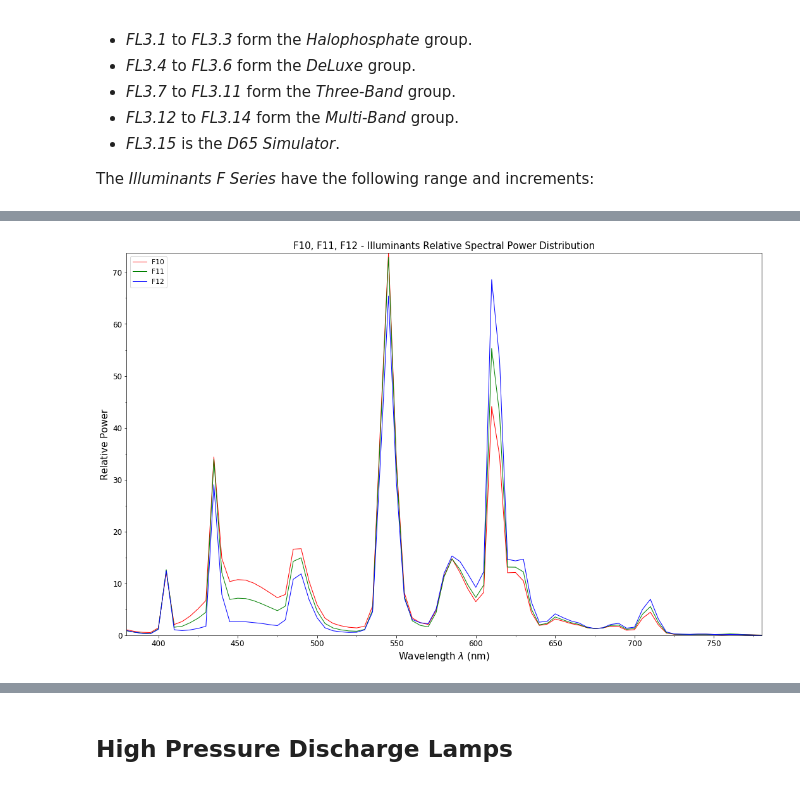
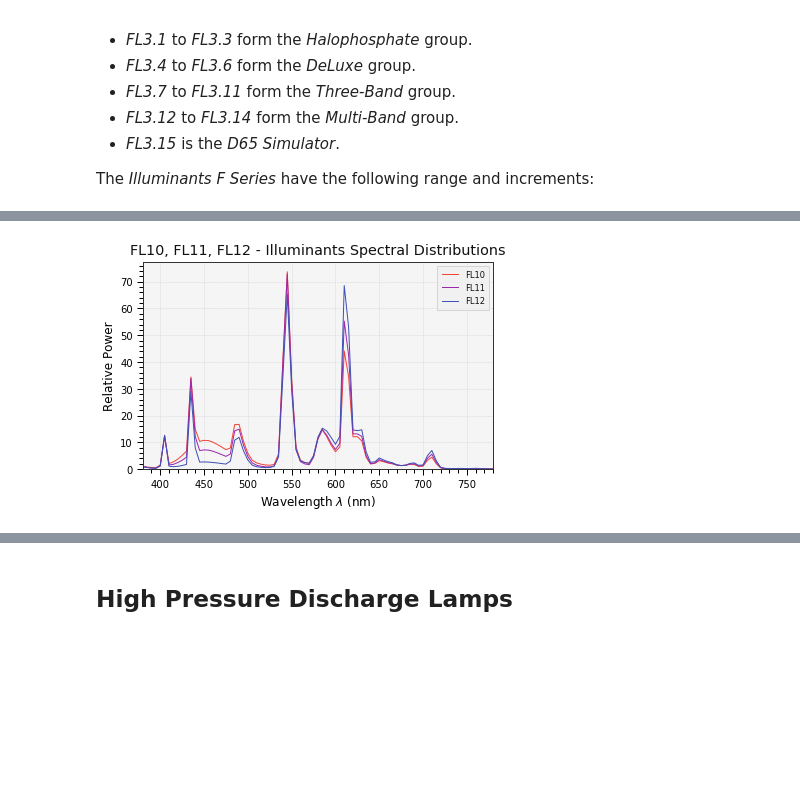
Before and after one commit to colour-science/colour-notebooks, a Jupyter notebook: notebooks/colorimetry/illuminants.ipynb, the cells around one changed output, grey strips where cells are left out. Cells and saved outputs as stored; diff of their text form; code cells hidden in the pictures; blank space fills up the shorter version.

```diff
--- a/notebooks/colorimetry/illuminants.ipynb
+++ b/notebooks/colorimetry/illuminants.ipynb
@@ -232,7 +231,7 @@ multi_illuminants_relative_spd_plot(['F7', 'F8', 'F9'])
 # %%
 # Plotting the *Three-Band* group of fluorescent illuminants.
-multi_illuminants_relative_spd_plot(['F10', 'F11', 'F12'])
+plot_multi_illuminant_sds(['FL10', 'FL11', 'FL12']);
 # %% [output]
-[figure, old version]
+[figure, new version]
 # %%
 # Plotting the *Halophosphate* group of fluorescent illuminants.
```
Also changed, not shown: parts of 44 cells of this notebook, 14 other files.
